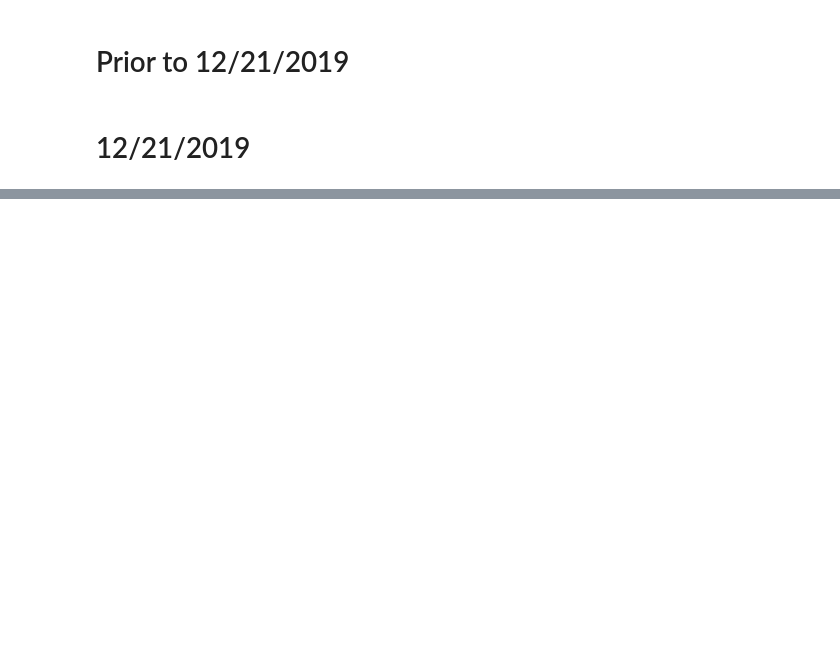
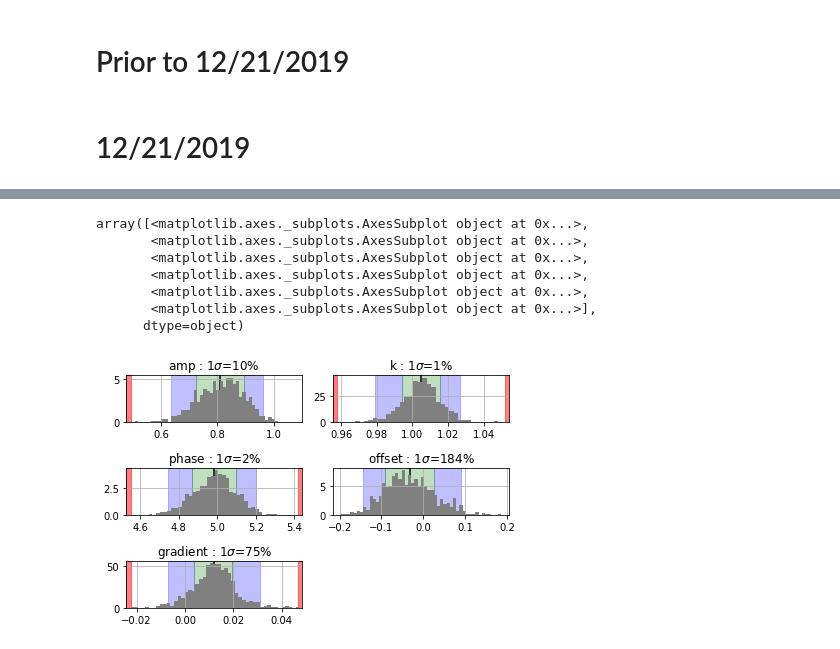
Before and after one commit to ranchop/therpy, a Jupyter notebook: notebooks/Development/curve_fit.ipynb, the cells around one changed output, grey strips where cells are left out. Saved outputs shown, nothing was run; the diff lists cells and outputs as text; code cells hidden in the pictures; blank space fills up the shorter version.

```diff
--- a/notebooks/Development/curve_fit.ipynb
+++ b/notebooks/Development/curve_fit.ipynb
@@ -481,0 +554,34 @@ offset -0.269702  0.052764     arb.   0.00        -1.0    1.000000  19.563657
+# %%
+    def plot_bootstrap(self, bins=50, color='gray', alpha=1, figsize=None,
+                   grid=True, ax=None, density=True):
+        ax = self.bs_all.hist(grid=grid, ax=ax, figsize=figsize, color=color,
+                              alpha=alpha, bins=bins, density=density).flatten()
+        for i in range(len(self.bs)):
+            ax[i].axvline(self.bs['mean'].iloc[i], color='k', zorder=0, alpha=1)
+            ax[i].axvspan(self.bs['-1 sigma'].iloc[i], self.bs['+1 sigma'].iloc[i], color='g', zorder=-1, alpha=0.25)
+            ax[i].axvspan(self.bs['-2 sigma'].iloc[i], self.bs['-1 sigma'].iloc[i], color='b', zorder=-2, alpha=0.25)
+            ax[i].axvspan(self.bs['+1 sigma'].iloc[i], self.bs['+2 sigma'].iloc[i], color='b', zorder=-2, alpha=0.25)
+            xlim = list(ax[i].get_xlim())
+            if xlim[0] < self.bs['mean'].iloc[i] - 4*self.bs['std'].iloc[i]:
+                xlim[0] = self.bs['mean'].iloc[i] - 4*self.bs['std'].iloc[i]
+                ax[i].axvspan(self.bs['mean'].iloc[i] - 4*self.bs['std'].iloc[i],
+                              self.bs['mean'].iloc[i] - 3.8*self.bs['std'].iloc[i], color='r', zorder=-2, alpha=0.5)
+            if xlim[1] > self.bs['mean'].iloc[i] + 4*self.bs['std'].iloc[i]:
+                xlim[1] = self.bs['mean'].iloc[i] + 4*self.bs['std'].iloc[i]
+                ax[i].axvspan(self.bs['mean'].iloc[i] + 3.8*self.bs['std'].iloc[i],
+                              self.bs['mean'].iloc[i] + 4*self.bs['std'].iloc[i], color='r', zorder=-2, alpha=0.5)
+            ax[i].set(title=r'{} : 1$\sigma$={:.0f}%'.format(self.bs.index.values[i], self.bs['std%'].iloc[i]))
+            ax[i].set(xlim=xlim)
+        plt.tight_layout()
+        return ax
+
+    plot_bootstrap(cf)
+# %% [output]
+array([<matplotlib.axes._subplots.AxesSubplot object at 0x...>,
+       <matplotlib.axes._subplots.AxesSubplot object at 0x...>,
+       <matplotlib.axes._subplots.AxesSubplot object at 0x...>,
+       <matplotlib.axes._subplots.AxesSubplot object at 0x...>,
+       <matplotlib.axes._subplots.AxesSubplot object at 0x...>,
+       <matplotlib.axes._subplots.AxesSubplot object at 0x...>],
+      dtype=object)
+[figure, added]
```
Also changed, not shown: parts of 5 cells of this notebook, 2 other files.
